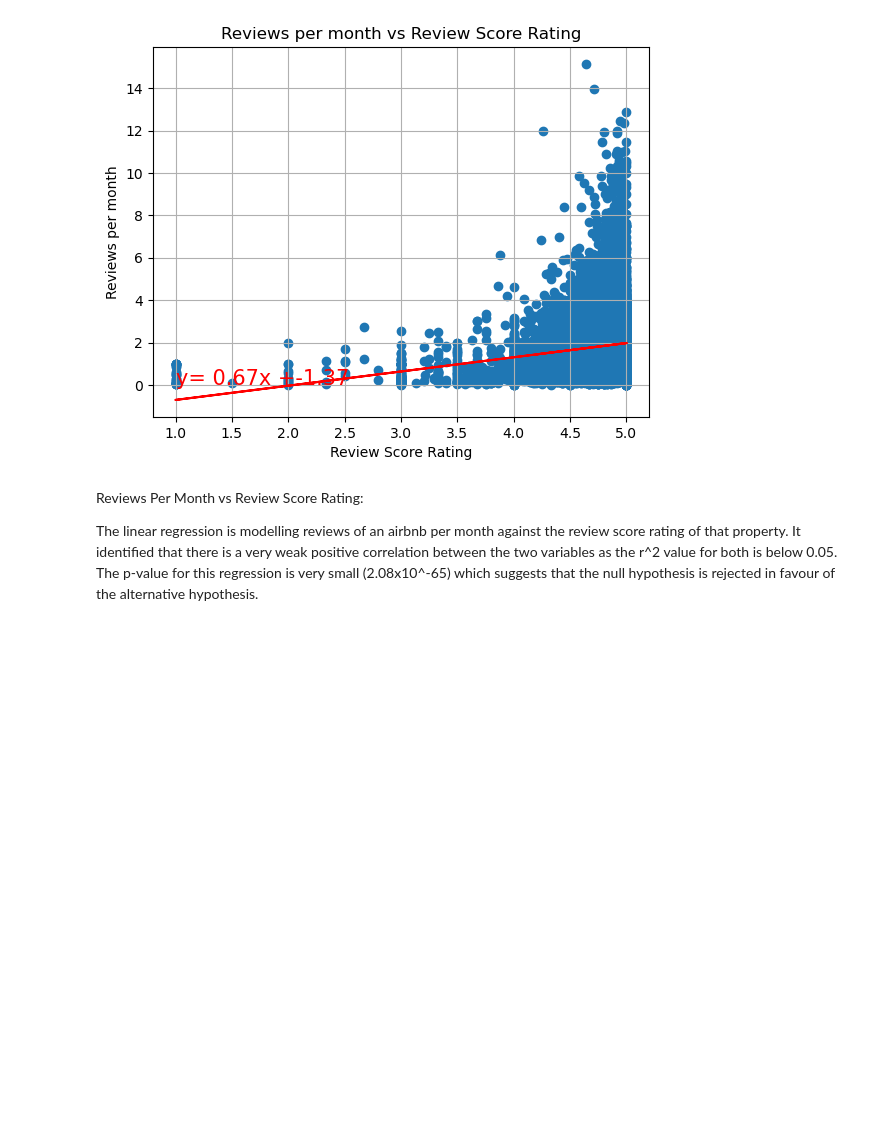
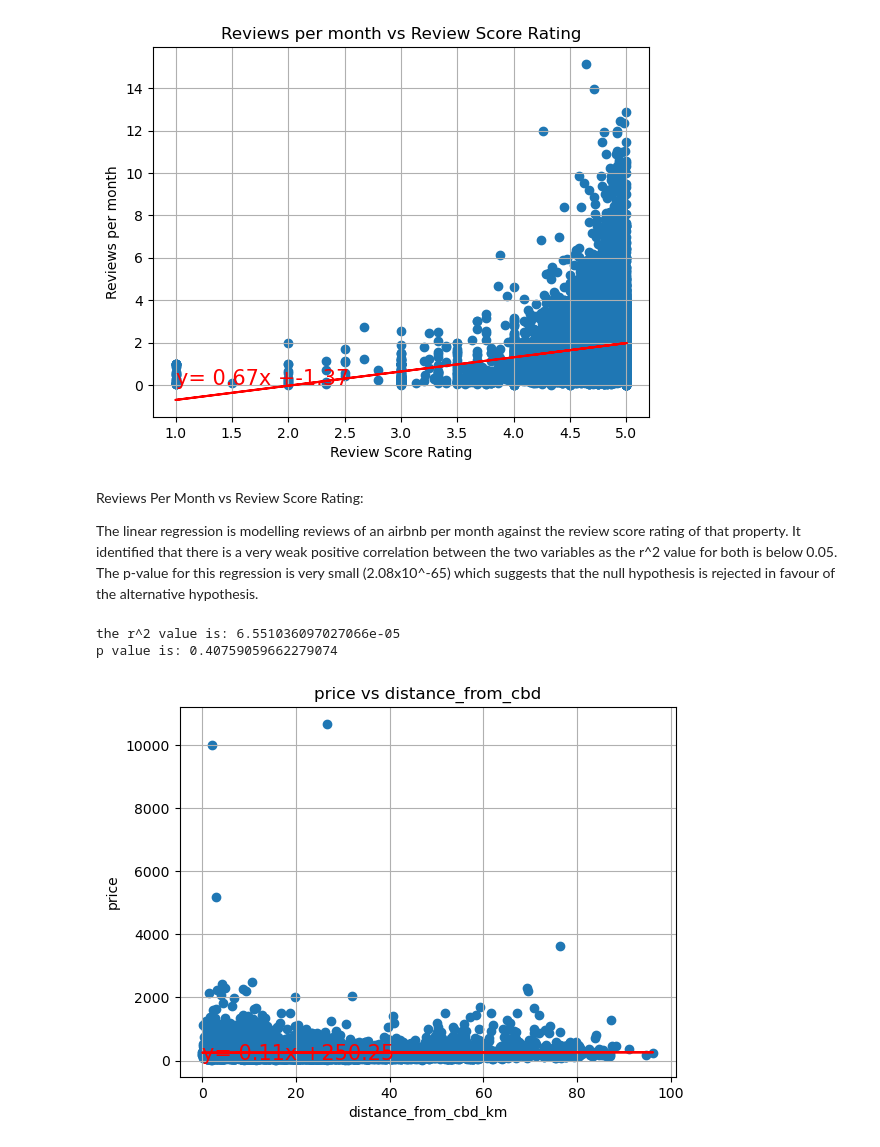
Before and after one commit to lhenry97/Project-1---Group-1, a Jupyter notebook: Price Vs Review Score Vs Reviews Per Month Analysis.ipynb, the cells around one changed output. Cells and saved outputs as stored; diff of their text form; code cells hidden in the pictures; blank space fills up the shorter version.

```diff
--- a/Price Vs Review Score Vs Reviews Per Month Analysis.ipynb
+++ b/Price Vs Review Score Vs Reviews Per Month Analysis.ipynb
@@ -234,3 +230,26 @@ p value is: 2.086918417767622e-65
 Reviews Per Month vs Review Score Rating:
 
 The linear regression is modelling reviews of an airbnb per month against the review score rating of that property. It identified that there is a very weak positive correlation between the two variables as the r^2 value for both is below 0.05. The p-value for this regression is very small (2.08x10^-65) which suggests that the null hypothesis is rejected in favour of the alternative hypothesis.
+# %%
+distance_from_cbd = melb_df["distances_from_cbd_km"]
+price = melb_df["price"]
+
+(slope, intercept, rvalue, pvalue, stderr) = linregress(distance_from_cbd, price)
+
+plt.scatter(distance_from_cbd, price)
+plt.plot(distance_from_cbd, slope * distance_from_cbd + intercept, color = 'red')
+line_eq = "y= " + str(round(slope,2)) + "x +" + str(round(intercept,2))
+plt.annotate(line_eq, (distance_from_cbd.min(), price.min()), fontsize=15, color="red")
+plt.grid()
+plt.xlabel("distance_from_cbd_km")
+plt.ylabel("price")
+plt.title("price vs distance_from_cbd")
+
+print(f"the r^2 value is: {rvalue**2}")
+print(f"p value is: {pvalue}")
+
+plt.show()
+# %% [output]
+the r^2 value is: 6.551036097027066e-05
+p value is: 0.40759059662279074
+[figure, added]
```
Also changed, not shown: parts of 2 cells of this notebook, 23 other files.
